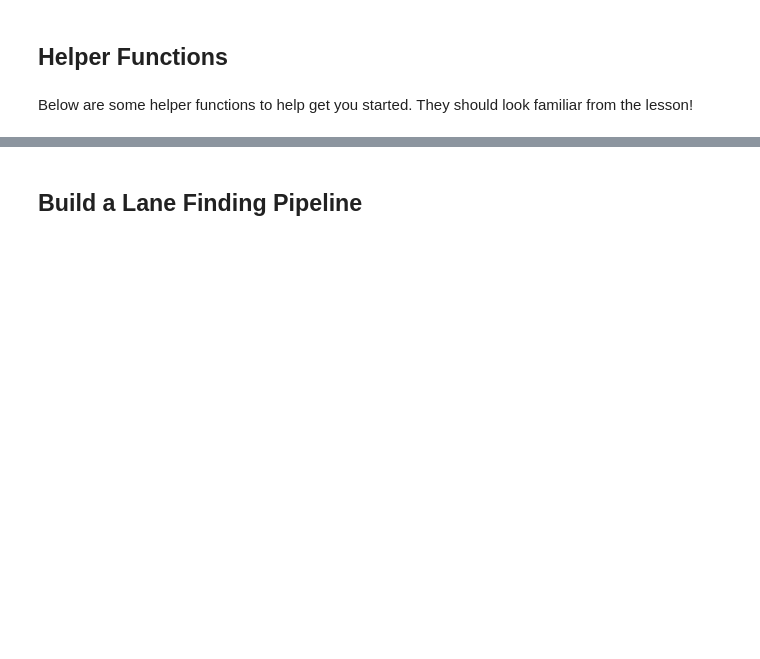
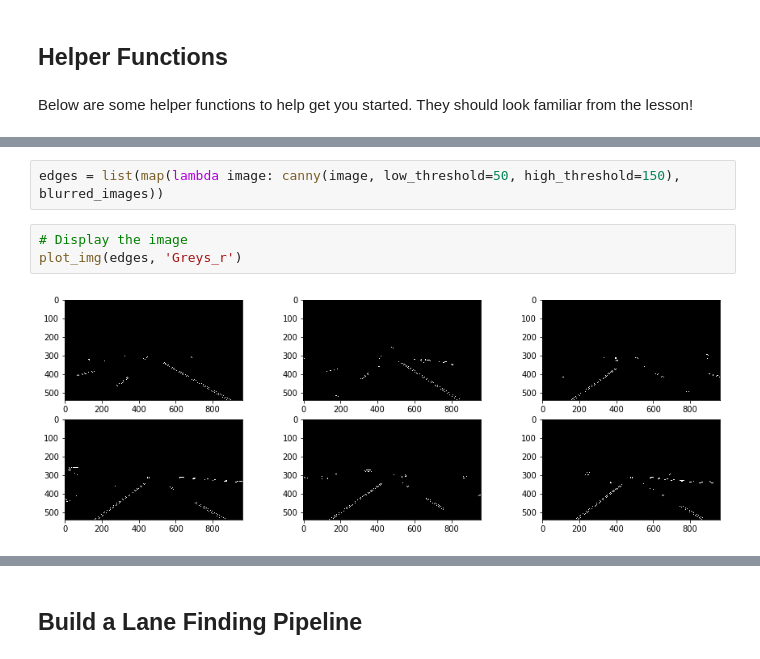
Before and after one commit to matrix-revolution/CarND-LaneLines-P1, a Jupyter notebook: P1.ipynb, the cells around one changed output, grey strips where cells are left out. Saved outputs shown, nothing was run; the diff lists cells and outputs as text; blank space fills up the shorter version.

```diff
--- a/P1.ipynb
+++ b/P1.ipynb
@@ -241,0 +247,7 @@ os.listdir("test_images/")
+# %%
+edges = list(map(lambda image: canny(image, low_threshold=50, high_threshold=150), blurred_images))
+# %%
+# Display the image
+plot_img(edges, 'Greys_r')
+# %% [output]
+[figure, added]
```
Also changed, not shown: parts of 34 cells of this notebook, 5 other files.
